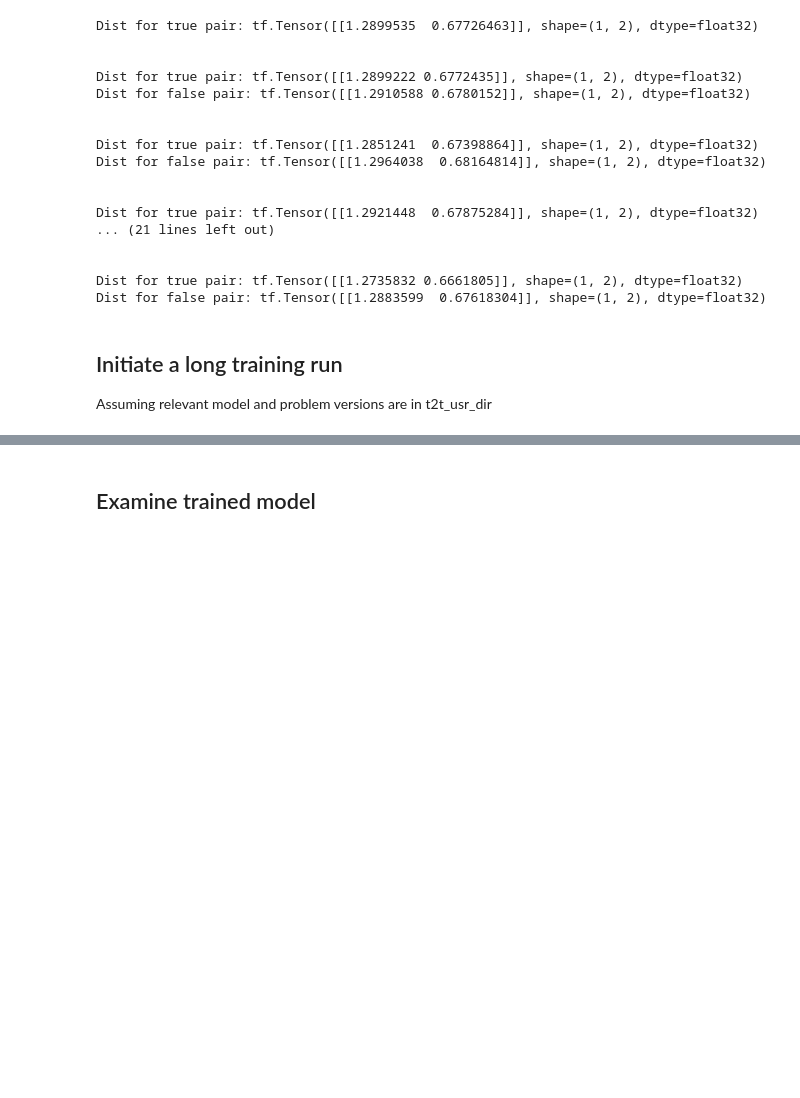
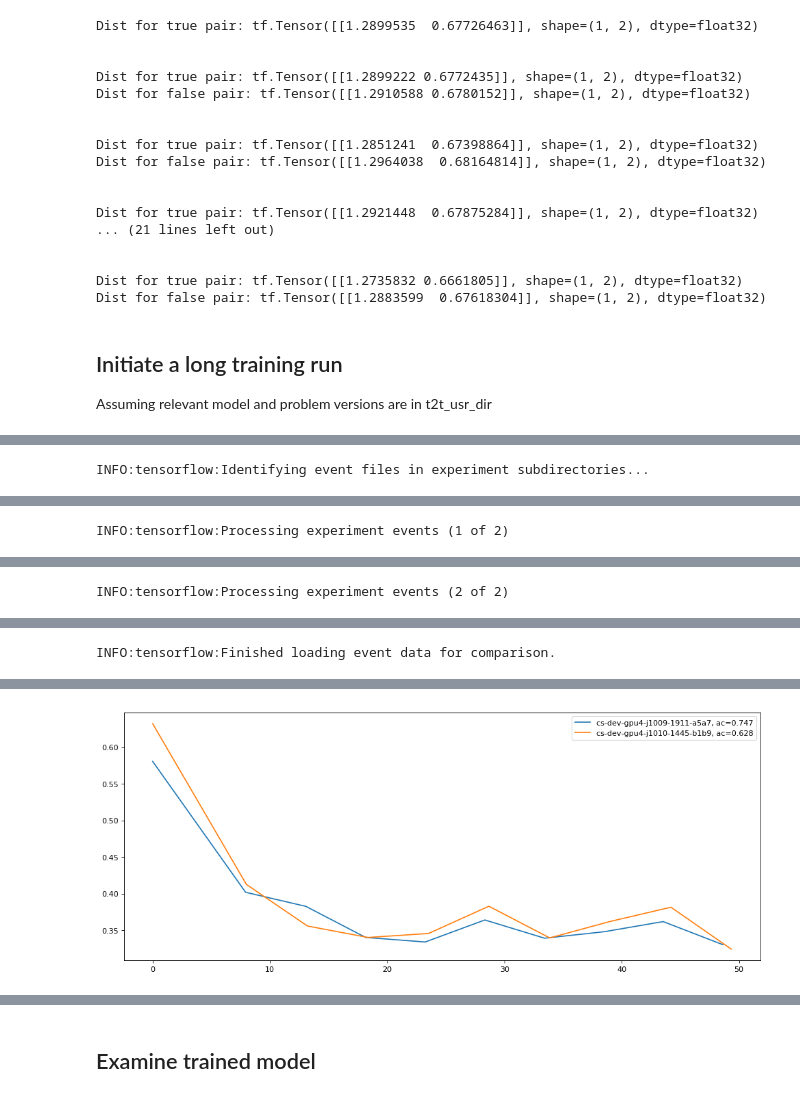
Before and after one commit to cwbeitel/tk, a Jupyter notebook: docs/code_search_debug.ipynb, the cells around one changed output, grey strips where cells are left out. Drawn from its saved outputs; the diff is of its cells as text; code cells hidden in the pictures; blank space fills up the shorter version.

Commit message:
code embedding experiments

```diff
--- a/docs/code_search_debug.ipynb
+++ b/docs/code_search_debug.ipynb
@@ -711,0 +777,8 @@ job.run()
+# %%
+from tk.allen_demo import event_data_for_comparison, show_experiment_loss
+%matplotlib inline
+
+experiment_data = event_data_for_comparison("gs://kubeflow-rl-checkpoints/comparisons/cs-dev-gpu4*")
+show_experiment_loss(experiment_data)
+# %% [output]
+INFO:tensorflow:Identifying event files in experiment subdirectories...
@@ -711,0 +786 @@ job.run()
+INFO:tensorflow:Processing experiment events (1 of 2)
@@ -711,0 +788 @@ job.run()
+INFO:tensorflow:Processing experiment events (2 of 2)
@@ -711,0 +790 @@ job.run()
+INFO:tensorflow:Finished loading event data for comparison.
@@ -711,0 +792 @@ job.run()
+[figure, added]
```
Also changed, not shown: parts of 8 cells of this notebook, 11 other files.
